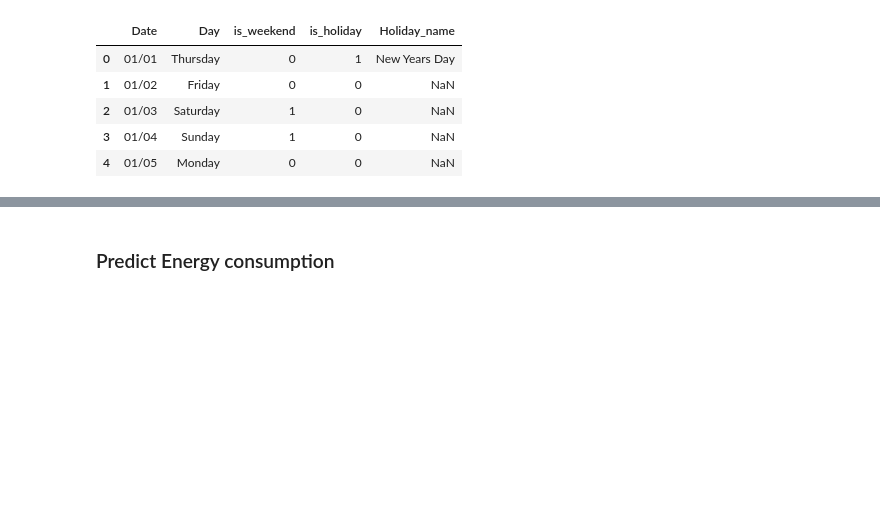
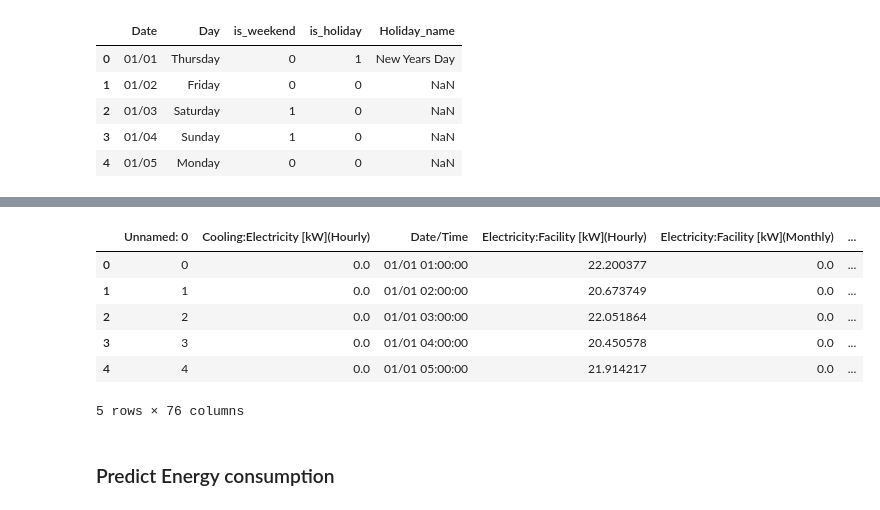
Before and after one commit to fagan2888/EnergyScience, a Jupyter notebook: Energybook-consumption.ipynb, the cells around one changed output, grey strips where cells are left out. Saved outputs shown, nothing was run; the diff lists cells and outputs as text; code cells hidden in the pictures; blank space fills up the shorter version.

```diff
--- a/Energybook-consumption.ipynb
+++ b/Energybook-consumption.ipynb
@@ -278,6 +297,20 @@ Index(['Cooling:Electricity [kW](Hourly)', 'Date/Time',
        'is_holiday', 'Holiday_name', 'Friday', 'Monday', 'Saturday', 'Sunday',
        'Thursday', 'Tuesday', 'Wednesday'],
       dtype='object')
+# %%
+dataset_expand_building_type = pd.get_dummies(dataset['building_type'])
+dataset = pd.concat([dataset, dataset_expand_building_type], axis=1)
+dataset_expand_location = pd.get_dummies(dataset['location'])
+dataset = pd.concat([dataset, dataset_expand_location], axis=1)
+dataset.head(5)
+# %% [output]
+|  | Unnamed: 0 | Cooling:Electricity [kW](Hourly) | Date/Time | Electricity:Facility [kW](Hourly) | Electricity:Facility [kW](Monthly) | ... |
+| 0 | 0 | 0.0 | 01/01 01:00:00 | 22.200377 | 0.0 | ... |
+| 1 | 1 | 0.0 | 01/01 02:00:00 | 20.673749 | 0.0 | ... |
+| 2 | 2 | 0.0 | 01/01 03:00:00 | 22.051864 | 0.0 | ... |
+| 3 | 3 | 0.0 | 01/01 04:00:00 | 20.450578 | 0.0 | ... |
+| 4 | 4 | 0.0 | 01/01 05:00:00 | 21.914217 | 0.0 | ... |
+5 rows × 76 columns
 # %%
 dataset.to_csv('data/dataset.csv')
 # %% [markdown]
```
Also changed, not shown: parts of 29 cells of this notebook, 2 other files.
